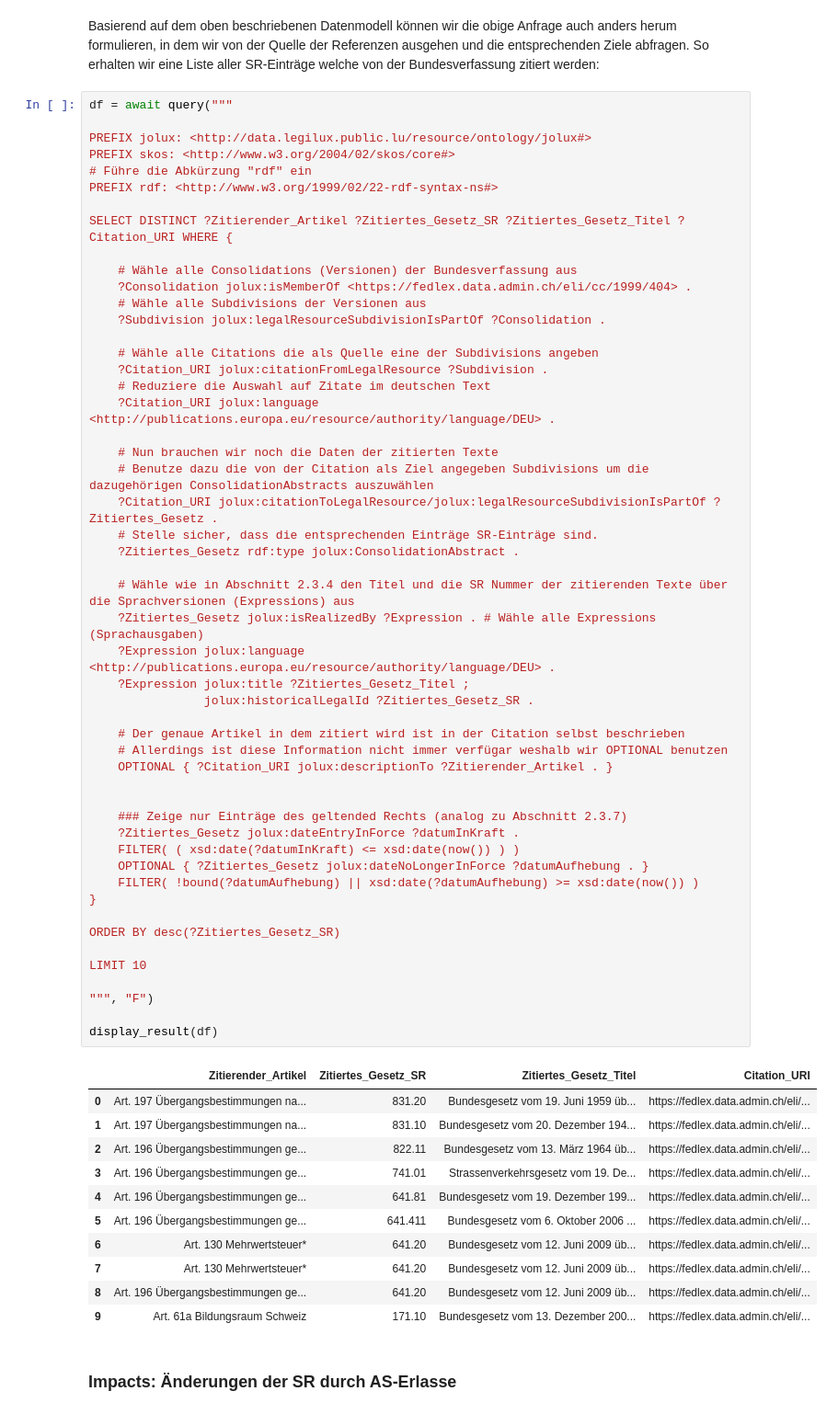
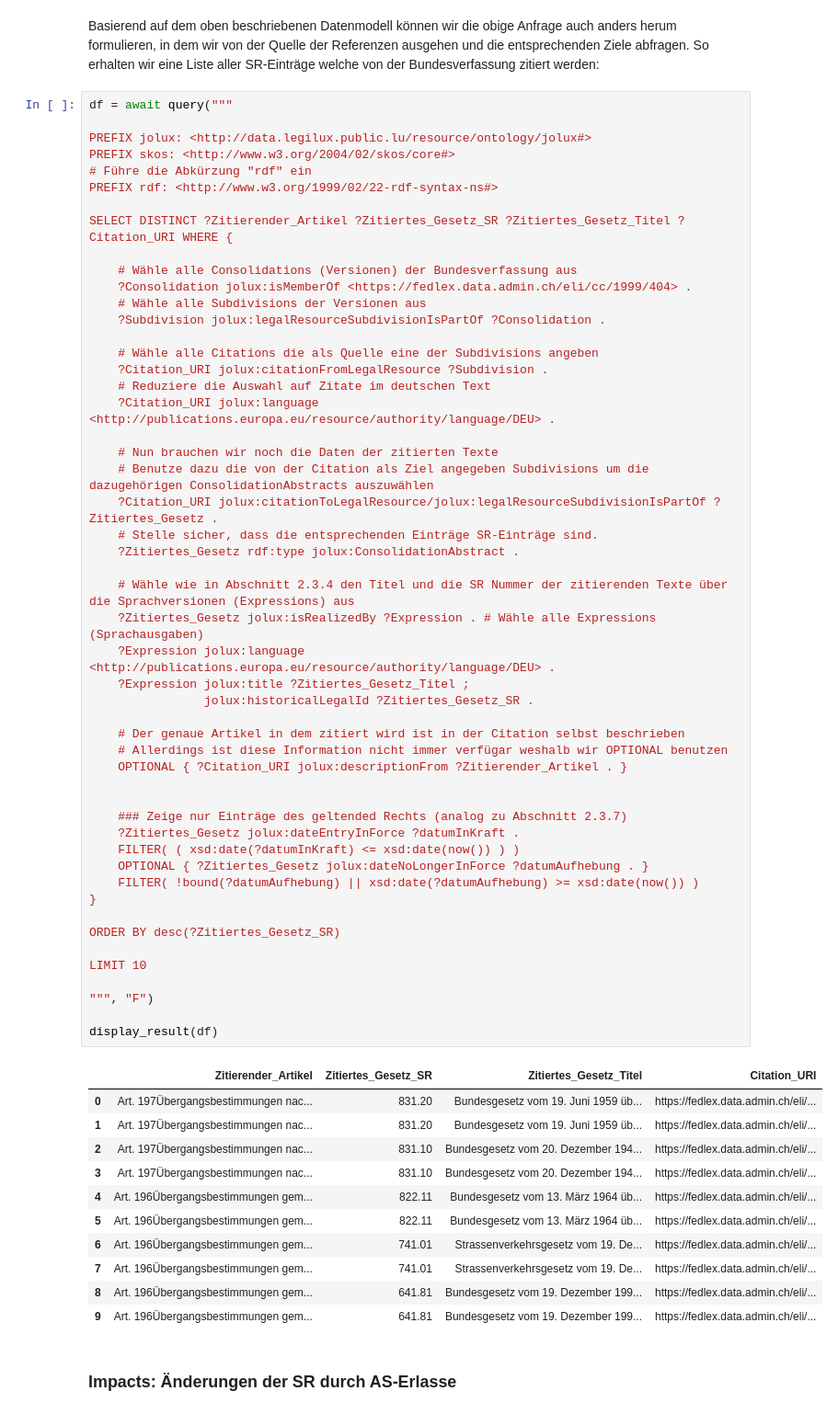
Before and after one commit to bequrios/fedlex, a Jupyter notebook: content/Tutorial.ipynb, the cells around one changed output. Shown at 92% size. Drawn from its saved outputs; the diff is of its cells as text.

```diff
--- a/content/Tutorial.ipynb
+++ b/content/Tutorial.ipynb
@@ -564,44 +587,44 @@ SELECT DISTINCT ?Zitierender_Artikel ?Zitiertes_Gesetz_SR ?Zitiertes_Gesetz_Tite
     ?Citation_URI jolux:citationToLegalResource/jolux:legalResourceSubdivisionIsPartOf ?Zitiertes_Gesetz .
     # Stelle sicher, dass die entsprechenden Einträge SR-Einträge sind.
     ?Zitiertes_Gesetz rdf:type jolux:ConsolidationAbstract .
 
     # Wähle wie in Abschnitt 2.3.4 den Titel und die SR Nummer der zitierenden Texte über die Sprachversionen (Expressions) aus
     ?Zitiertes_Gesetz jolux:isRealizedBy ?Expression . # Wähle alle Expressions (Sprachausgaben)
     ?Expression jolux:language <http://publications.europa.eu/resource/authority/language/DEU> .
     ?Expression jolux:title ?Zitiertes_Gesetz_Titel ;
                 jolux:historicalLegalId ?Zitiertes_Gesetz_SR .
 
     # Der genaue Artikel in dem zitiert wird ist in der Citation selbst beschrieben
     # Allerdings ist diese Information nicht immer verfügar weshalb wir OPTIONAL benutzen
-    OPTIONAL { ?Citation_URI jolux:descriptionTo ?Zitierender_Artikel . }
+    OPTIONAL { ?Citation_URI jolux:descriptionFrom ?Zitierender_Artikel . }
 
 
     ### Zeige nur Einträge des geltended Rechts (analog zu Abschnitt 2.3.7)
     ?Zitiertes_Gesetz jolux:dateEntryInForce ?datumInKraft .
     FILTER( ( xsd:date(?datumInKraft) <= xsd:date(now()) ) )
     OPTIONAL { ?Zitiertes_Gesetz jolux:dateNoLongerInForce ?datumAufhebung . }
     FILTER( !bound(?datumAufhebung) || xsd:date(?datumAufhebung) >= xsd:date(now()) )
 }
 
 ORDER BY desc(?Zitiertes_Gesetz_SR)
 
 LIMIT 10
 
 """, "F")
 
 display_result(df)
 # %% [output]
 |  | Zitierender_Artikel | Zitiertes_Gesetz_SR | Zitiertes_Gesetz_Titel | Citation_URI |
-| 0 | Art. 197 Übergangsbestimmungen na... | 831.20 | Bundesgesetz vom 19. Juni 1959 üb... | https://fedlex.data.admin.ch/eli/... |
-| 1 | Art. 197 Übergangsbestimmungen na... | 831.10 | Bundesgesetz vom 20. Dezember 194... | https://fedlex.data.admin.ch/eli/... |
-| 2 | Art. 196 Übergangsbestimmungen ge... | 822.11 | Bundesgesetz vom 13. März 1964 üb... | https://fedlex.data.admin.ch/eli/... |
-| 3 | Art. 196 Übergangsbestimmungen ge... | 741.01 | Strassenverkehrsgesetz vom 19. De... | https://fedlex.data.admin.ch/eli/... |
-| 4 | Art. 196 Übergangsbestimmungen ge... | 641.81 | Bundesgesetz vom 19. Dezember 199... | https://fedlex.data.admin.ch/eli/... |
-| 5 | Art. 196 Übergangsbestimmungen ge... | 641.411 | Bundesgesetz vom 6. Oktober 2006 ... | https://fedlex.data.admin.ch/eli/... |
-| 6 | Art. 130 Mehrwertsteuer* | 641.20 | Bundesgesetz vom 12. Juni 2009 üb... | https://fedlex.data.admin.ch/eli/... |
-| 7 | Art. 130 Mehrwertsteuer* | 641.20 | Bundesgesetz vom 12. Juni 2009 üb... | https://fedlex.data.admin.ch/eli/... |
-| 8 | Art. 196 Übergangsbestimmungen ge... | 641.20 | Bundesgesetz vom 12. Juni 2009 üb... | https://fedlex.data.admin.ch/eli/... |
-| 9 | Art. 61a Bildungsraum Schweiz | 171.10 | Bundesgesetz vom 13. Dezember 200... | https://fedlex.data.admin.ch/eli/... |
+| 0 | Art. 197Übergangsbestimmungen nac... | 831.20 | Bundesgesetz vom 19. Juni 1959 üb... | https://fedlex.data.admin.ch/eli/... |
+| 1 | Art. 197Übergangsbestimmungen nac... | 831.20 | Bundesgesetz vom 19. Juni 1959 üb... | https://fedlex.data.admin.ch/eli/... |
+| 2 | Art. 197Übergangsbestimmungen nac... | 831.10 | Bundesgesetz vom 20. Dezember 194... | https://fedlex.data.admin.ch/eli/... |
+| 3 | Art. 197Übergangsbestimmungen nac... | 831.10 | Bundesgesetz vom 20. Dezember 194... | https://fedlex.data.admin.ch/eli/... |
+| 4 | Art. 196Übergangsbestimmungen gem... | 822.11 | Bundesgesetz vom 13. März 1964 üb... | https://fedlex.data.admin.ch/eli/... |
+| 5 | Art. 196Übergangsbestimmungen gem... | 822.11 | Bundesgesetz vom 13. März 1964 üb... | https://fedlex.data.admin.ch/eli/... |
+| 6 | Art. 196Übergangsbestimmungen gem... | 741.01 | Strassenverkehrsgesetz vom 19. De... | https://fedlex.data.admin.ch/eli/... |
+| 7 | Art. 196Übergangsbestimmungen gem... | 741.01 | Strassenverkehrsgesetz vom 19. De... | https://fedlex.data.admin.ch/eli/... |
+| 8 | Art. 196Übergangsbestimmungen gem... | 641.81 | Bundesgesetz vom 19. Dezember 199... | https://fedlex.data.admin.ch/eli/... |
+| 9 | Art. 196Übergangsbestimmungen gem... | 641.81 | Bundesgesetz vom 19. Dezember 199... | https://fedlex.data.admin.ch/eli/... |
 # %% [markdown]
 ### Impacts: Änderungen der SR durch AS-Erlasse<a class="anchor" id="citations"></a>
 # %% [markdown]
```
Also changed, not shown: parts of 12 cells of this notebook, 6 other files.
